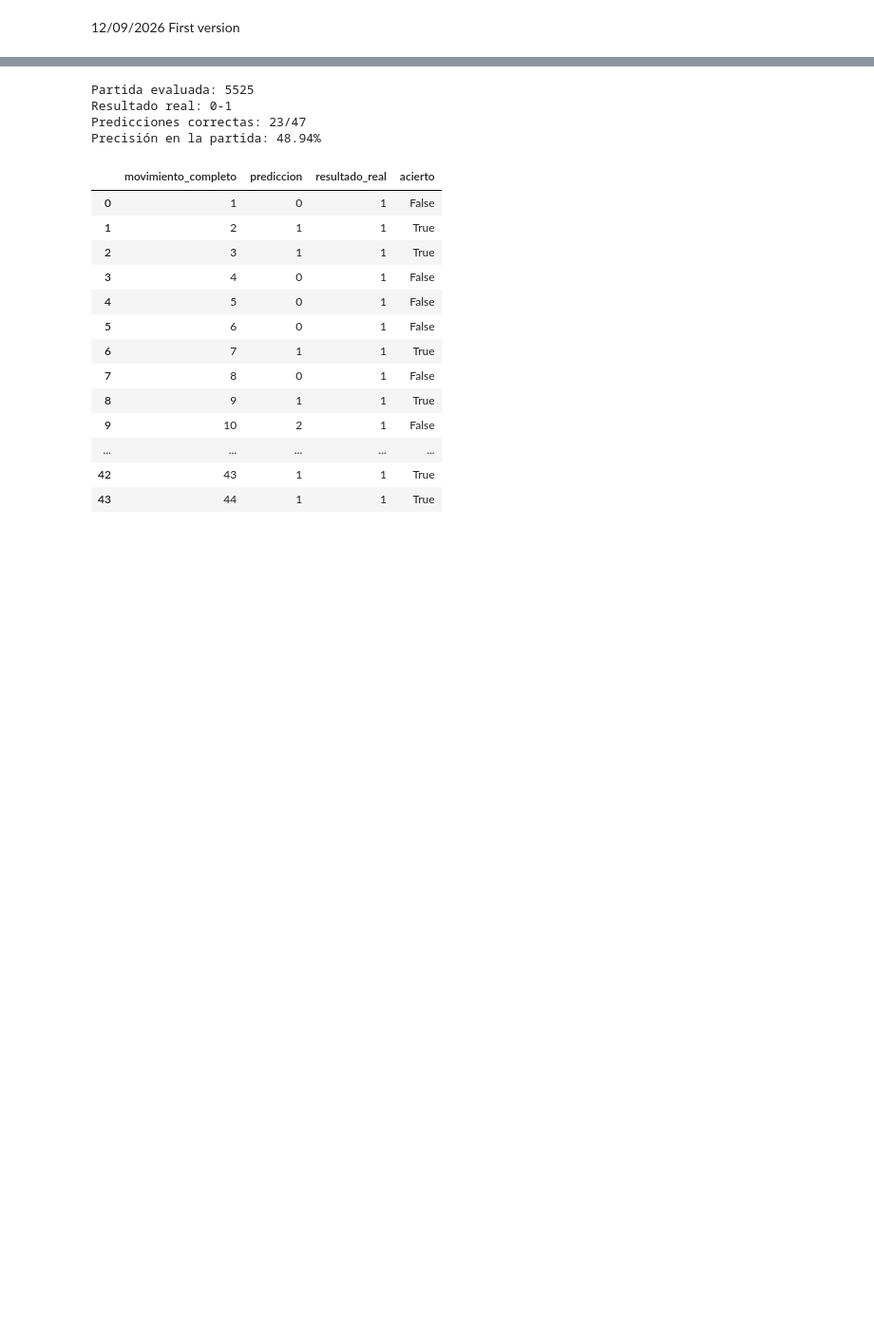
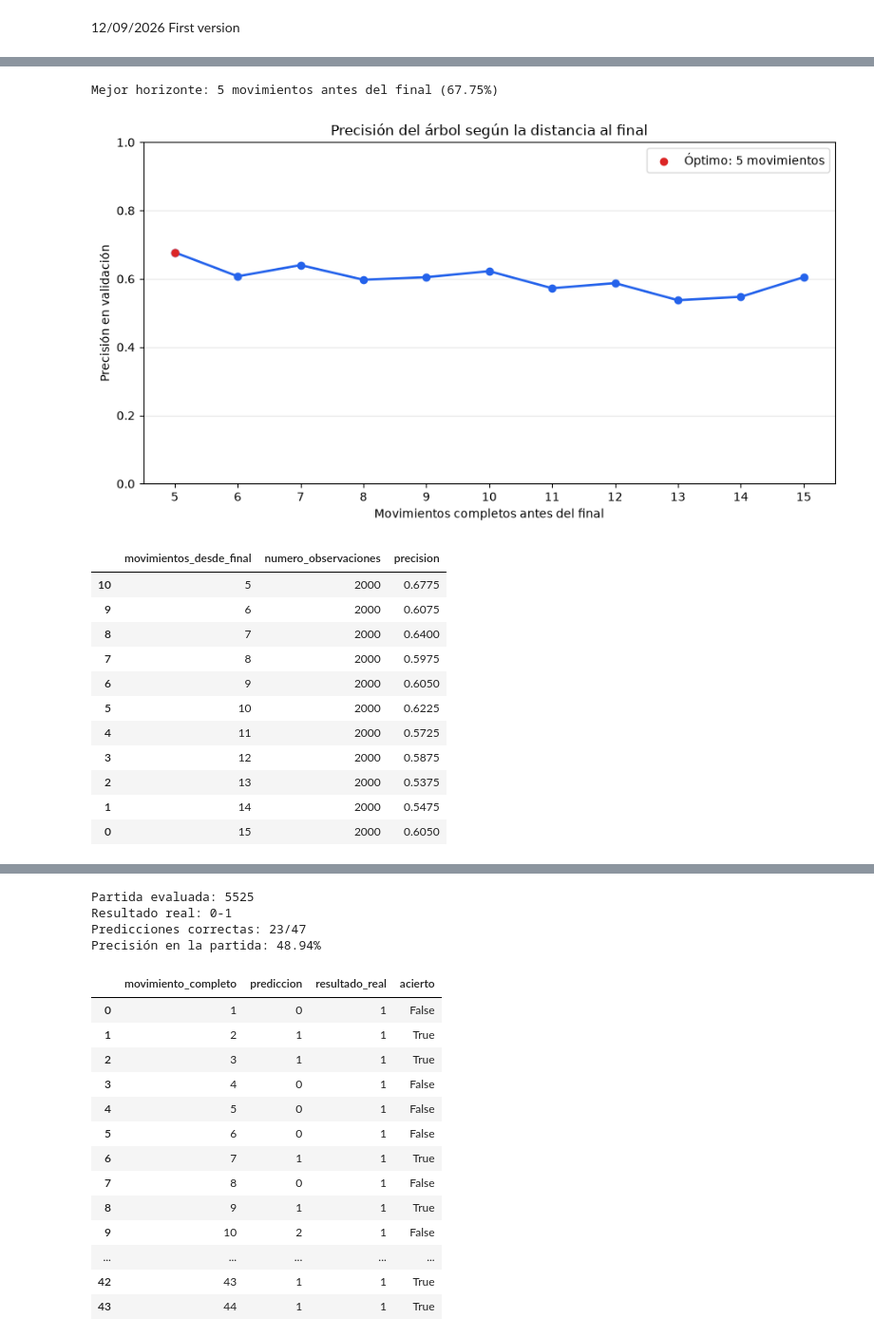
Before and after one commit to hbuelta/Decision-Trees-chess-, a Jupyter notebook: decision_tree_chess.ipynb, the cells around one changed output, grey strips where cells are left out. Shown at 95% size. Saved outputs shown, nothing was run; the diff lists cells and outputs as text; code cells hidden in the pictures; blank space fills up the shorter version.

```diff
--- a/decision_tree_chess.ipynb
+++ b/decision_tree_chess.ipynb
@@ -321,7 +323,7 @@ datos_observaciones
 5000 rows × 18 columns
 # %%
 MOVIMIENTOS_DESDE_FINAL = range(15, 4, -1)
-NUMERO_OBSERVACIONES_POR_HORIZONTE = 1000
+NUMERO_OBSERVACIONES_POR_HORIZONTE = 2000
 
 resultados_horizonte = []
 arboles_por_horizonte = {}
@@ -376,33 +378,48 @@ print(
     f"Mejor horizonte: {horizonte_optimo} movimientos antes del final "
     f"({precision_optima:.2%})"
 )
 
 plt.figure(figsize=(9, 5))
 plt.plot(
     resultados_horizonte["movimientos_desde_final"],
     resultados_horizonte["precision"],
     marker="o",
     linewidth=2,
     color="#2563eb",
 )
 plt.scatter(
     [horizonte_optimo],
     [precision_optima],
     color="#dc2626",
     zorder=3,
     label=f"Óptimo: {horizonte_optimo} movimientos",
 )
 plt.xticks(list(range(5, 16)))
 plt.ylim(0, 1)
 plt.xlabel("Movimientos completos antes del final")
 plt.ylabel("Precisión en validación")
 plt.title("Precisión del árbol según la distancia al final")
 plt.grid(axis="y", alpha=0.3)
 plt.legend()
 plt.tight_layout()
 plt.show()
 
 resultados_horizonte
+# %% [output]
+Mejor horizonte: 5 movimientos antes del final (67.75%)
+[figure, added]
+|  | movimientos_desde_final | numero_observaciones | precision |
+| 10 | 5 | 2000 | 0.6775 |
+| 9 | 6 | 2000 | 0.6075 |
+| 8 | 7 | 2000 | 0.6400 |
+| 7 | 8 | 2000 | 0.5975 |
+| 6 | 9 | 2000 | 0.6050 |
+| 5 | 10 | 2000 | 0.6225 |
+| 4 | 11 | 2000 | 0.5725 |
+| 3 | 12 | 2000 | 0.5875 |
+| 2 | 13 | 2000 | 0.5375 |
+| 1 | 14 | 2000 | 0.5475 |
+| 0 | 15 | 2000 | 0.6050 |
 # %%
 from sklearn.model_selection import train_test_split
 from sklearn.metrics import accuracy_score
```
Also changed, not shown: parts of 5 cells of this notebook, 2 other files.
